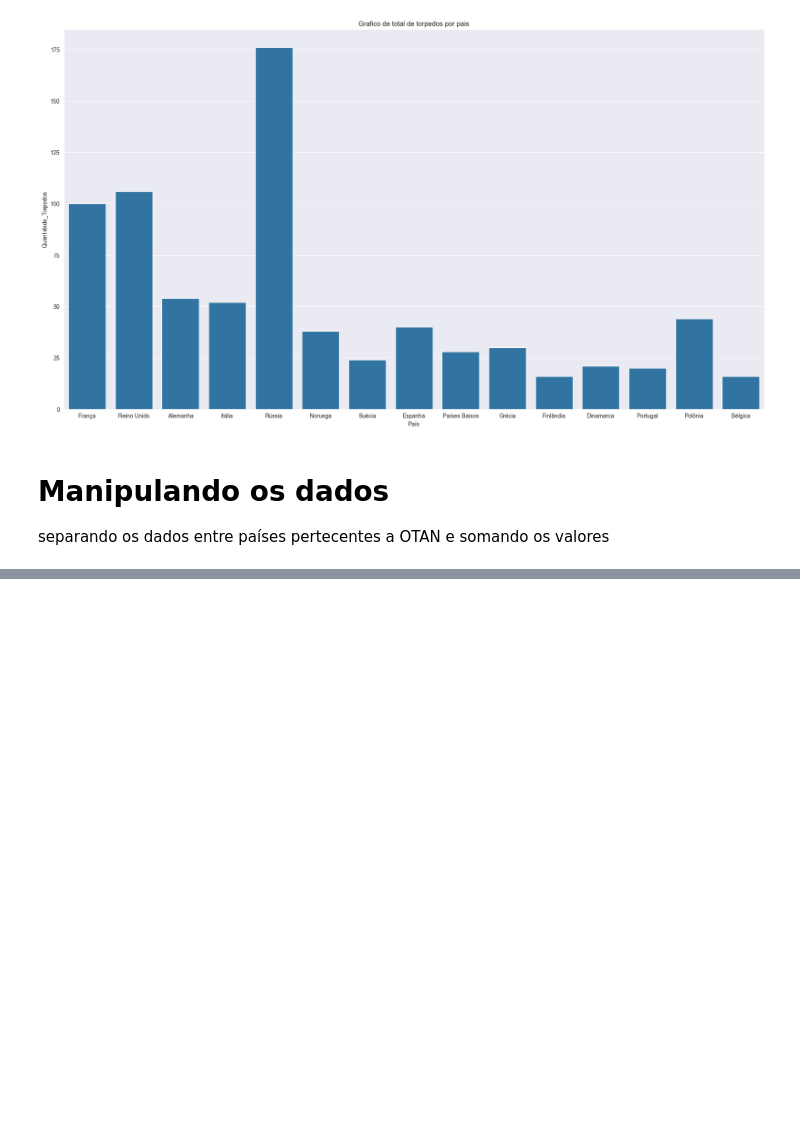
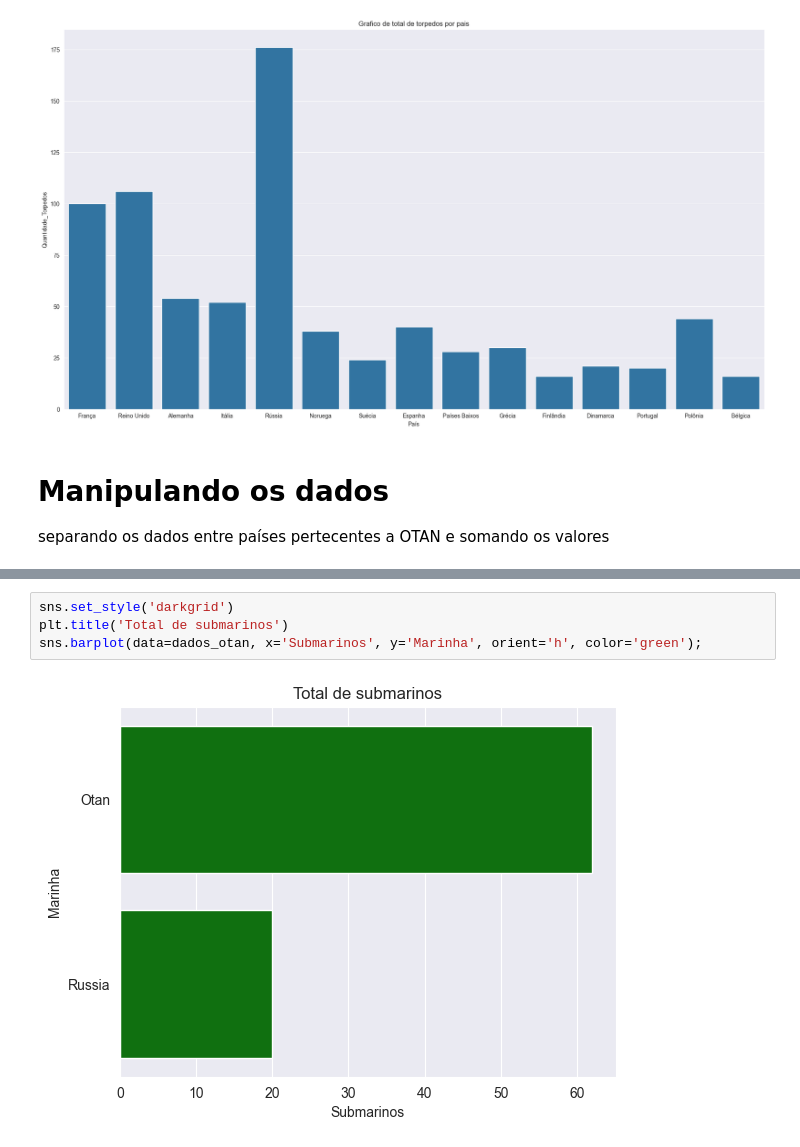
Before and after one commit to Samuelsilvestre/analytics_war, a Jupyter notebook: analttics/analytics_navy.ipynb, the cells around one changed output, grey strips where cells are left out. Drawn from its saved outputs; the diff is of its cells as text; blank space fills up the shorter version.

```diff
--- a/analttics/analytics_navy.ipynb
+++ b/analttics/analytics_navy.ipynb
@@ -159,0 +166,6 @@ dados_otan.head()
+# %%
+sns.set_style('darkgrid')
+plt.title('Total de submarinos')
+sns.barplot(data=dados_otan, x='Submarinos', y='Marinha', orient='h', color='green');
+# %% [output]
+[figure, added]
```
Also changed, not shown: parts of 3 cells of this notebook, 1 other file.
